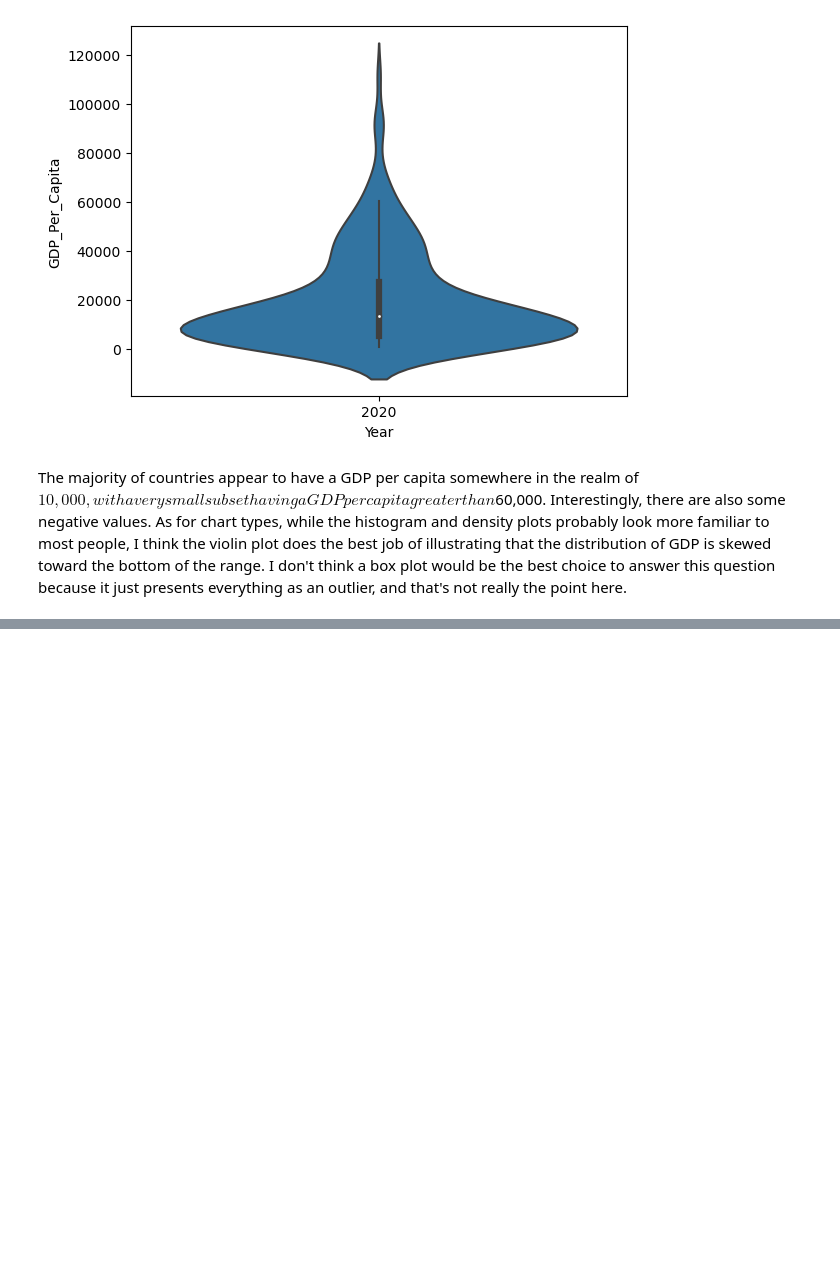
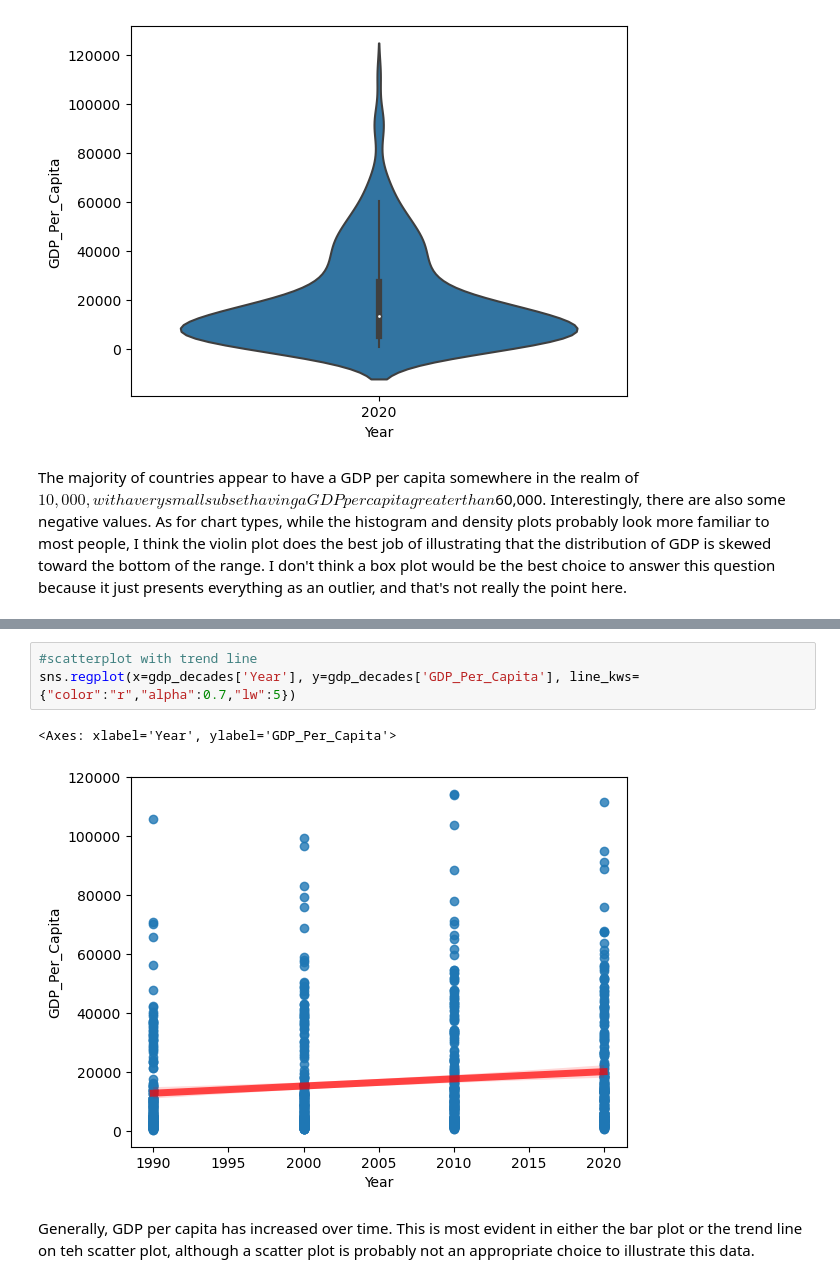
Before and after one commit to NSS-Data-Analytics-Cohort-10/gdp-and-internet-usage-jchabinec, a Jupyter notebook: notebooks/gdp_and_internet_usage.ipynb, the cells around one changed output, grey strips where cells are left out. Drawn from its saved outputs; the diff is of its cells as text; blank space fills up the shorter version.

```diff
--- a/notebooks/gdp_and_internet_usage.ipynb
+++ b/notebooks/gdp_and_internet_usage.ipynb
@@ -105,0 +142,8 @@ As for chart types, while the histogram and density plots probably look more fam
+# %%
+#scatterplot with trend line
+sns.regplot(x=gdp_decades['Year'], y=gdp_decades['GDP_Per_Capita'], line_kws={"color":"r","alpha":0.7,"lw":5})
+# %% [output]
+<Axes: xlabel='Year', ylabel='GDP_Per_Capita'>
+[figure, added]
+# %% [markdown]
+Generally, GDP per capita has increased over time. This is most evident in either the bar plot or the trend line on teh scatter plot, although a scatter plot is probably not an appropriate choice to illustrate this data.
```
Also changed, not shown: parts of 10 cells of this notebook.
